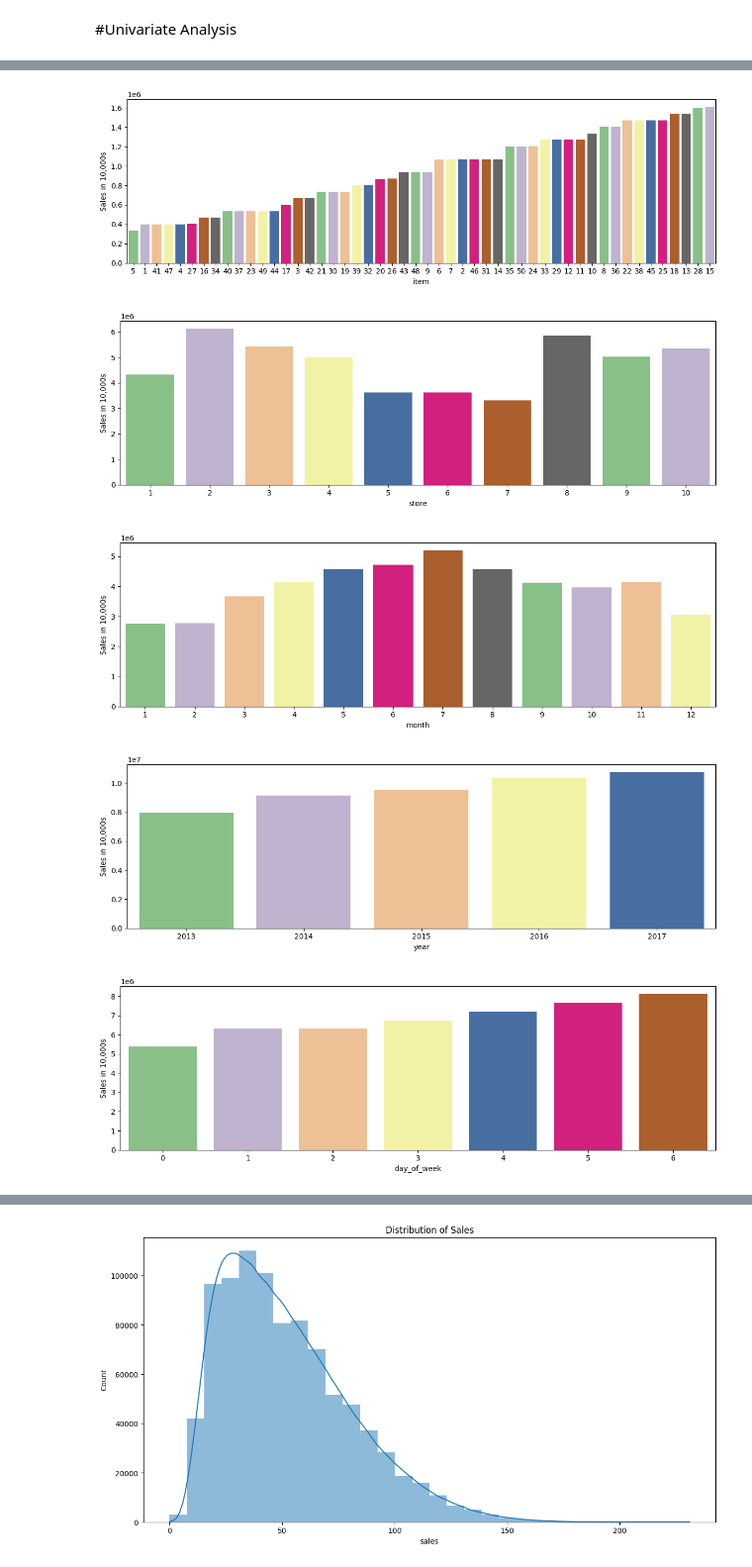
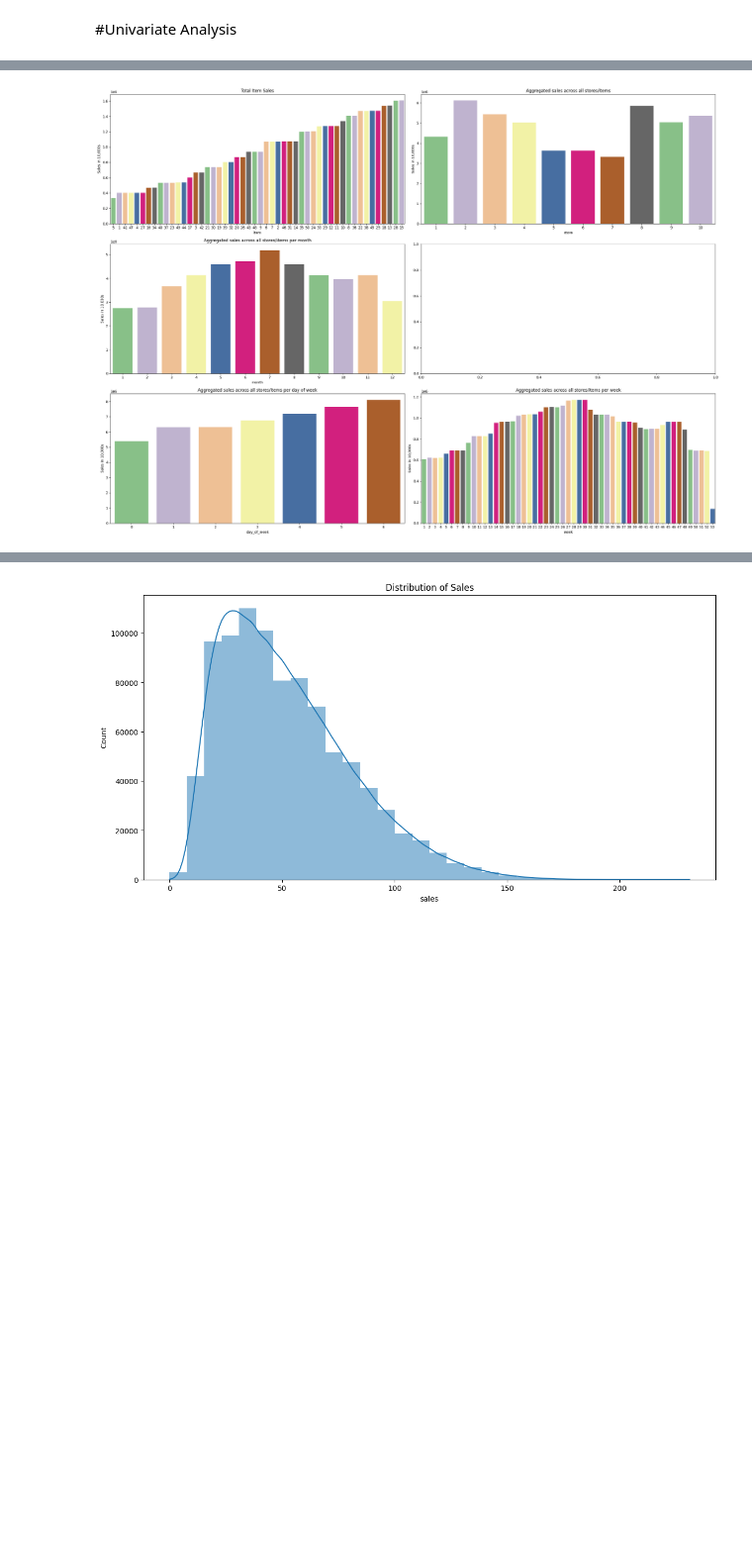
Before and after one commit to aanyamehta1/demand-forecasting-ey, a Jupyter notebook: FMCG_Demand_Forecasting.ipynb, the cells around one changed output, grey strips where cells are left out. Shown at 99% size. Drawn from its saved outputs; the diff is of its cells as text; code cells hidden in the pictures; blank space fills up the shorter version.

Commit message:
added more visualizations + analysis to eda, more efficient code with functions

```diff
--- a/FMCG_Demand_Forecasting.ipynb
+++ b/FMCG_Demand_Forecasting.ipynb
@@ -153,25 +152,22 @@ plt.show()
 - Item sales in ascending order of highest sales of the 50 unique items. This will be used later to conduct multi and bi-variate analysis.
 # %%
 # Categorical Data Univariate Plots
-def barplot(df, x, y, title):
-    plt.figure(figsize=(12, 4))
-    sns.barplot(x=x, y=y, data=df, order=df[x], palette='Accent')
-    plt.ylabel('Sales in 10,000s')
-    plt.xlabel(x)
-    plt.tight_layout()
-    plt.show()
+def barplot(ax, df, x, y, title):
+    sns.barplot(ax=ax, x=x, y=y, data=df, order=df[x], palette='Accent')
+    ax.set_title(title)
+    ax.set_ylabel('Sales in 10,000s')
+    ax.set_xlabel(x)
 
+fig, axes = plt.subplots(3, 2, figsize=(25, 18))
 item_sales = train_df.groupby('item')['sales'].sum().reset_index().sort_values(by='sales',ascending=True)
-barplot(item_sales, 'item', 'sales', 'Total Item Sales')
+barplot(axes[0, 0], item_sales, 'item', 'sales', 'Total Item Sales')
 
-barplot(store_sales, 'store', 'sales', 'Total Sales by Store')
-barplot(monthly_sales, 'month', 'sales', 'Total Sales by Month')
-barplot(yearly_sales, 'year', 'sales', 'Total Sales in Year')
-barplot(daily_sales, 'day_of_week', 'sales', 'Total Sales in Day')
-barplot(mean_weekend_sales, 'is_weekend', 'sales', 'Total Sales on Weekend')
+barplot(axes[0, 1], store_sales, 'store', 'sales', 'Aggregated sales across all stores/items')
+barplot(axes[1, 0], monthly_sales, 'month', 'sales', 'Aggregated sales across all stores/items per month')
+barplot(axes[2, 0], daily_sales, 'day_of_week', 'sales', 'Aggregated sales across all stores/items per day of week')
+barplot(axes[2, 1], weekly_sales, 'week', 'sales', 'Aggregated sales across all stores/items per week')
+
+plt.tight_layout()
+plt.show()
 # %% [output]
-[figure, old version]
+[figure, new version]
-[figure, removed]
-[figure, removed]
-[figure, removed]
-[figure, removed]
```
Also changed, not shown: parts of 19 cells of this notebook.
